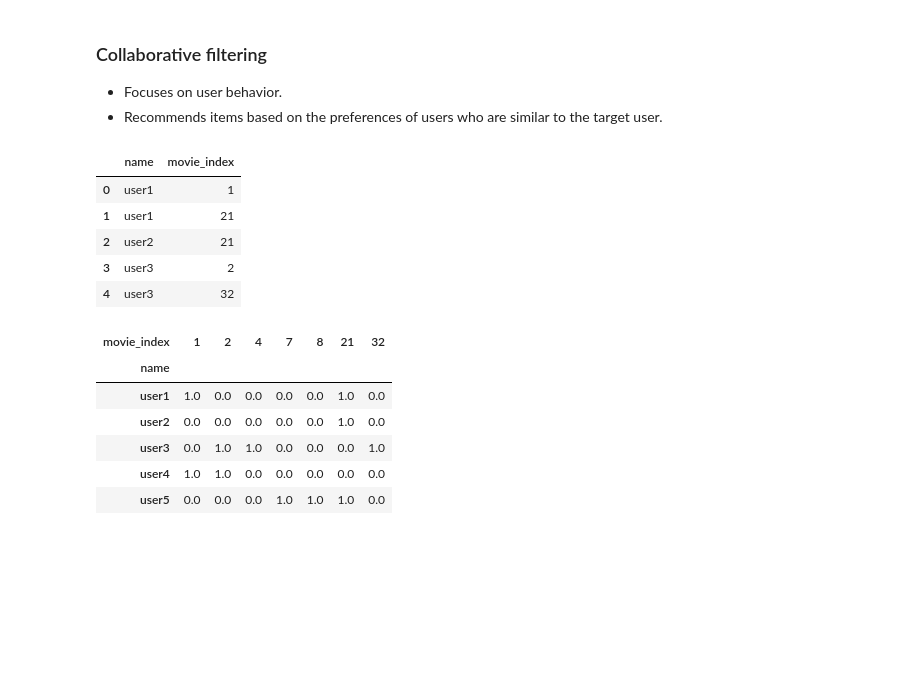
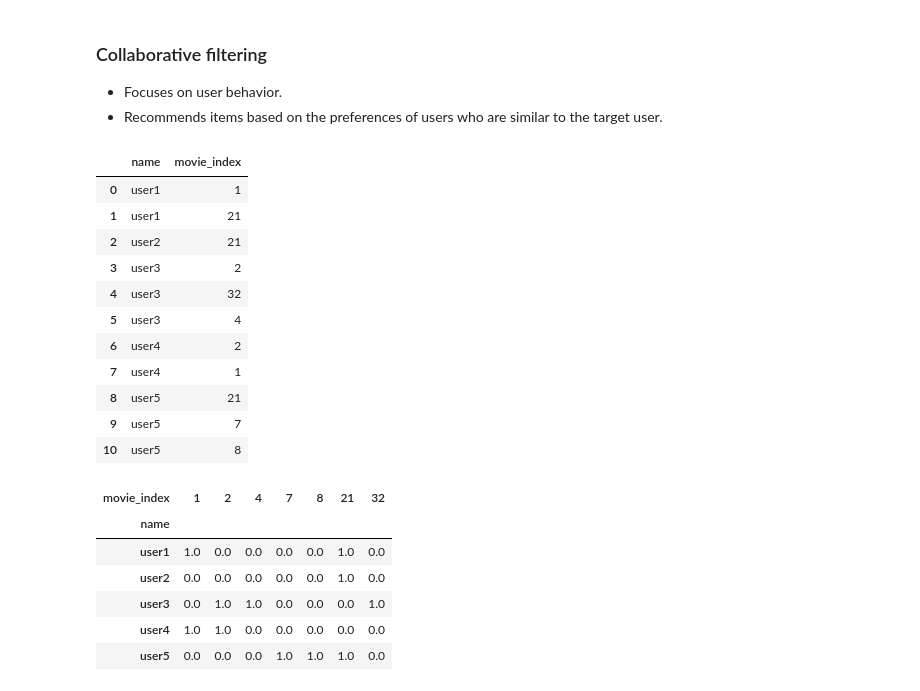
Before and after one commit to meftaul/PGD_DS_N_BA, a Jupyter notebook: unit4_session5/03_recomendar_systems.ipynb, the cells around one changed output. Saved outputs shown, nothing was run; the diff lists cells and outputs as text; code cells hidden in the pictures; blank space fills up the shorter version.

Commit message:
Update movie recommendations and user ratings

```diff
--- a/unit4_session5/03_recomendar_systems.ipynb
+++ b/unit4_session5/03_recomendar_systems.ipynb
@@ -187,14 +193,20 @@ watched_movies = pd.DataFrame(watched_movies)
 #Now we join the 2 dataframes into 1 to have a clearer view
 users = pd.merge(users, watched_movies, on='name')
 # %%
-users.head()
+users
 # %% [output]
 |  | name | movie_index |
 | 0 | user1 | 1 |
 | 1 | user1 | 21 |
 | 2 | user2 | 21 |
 | 3 | user3 | 2 |
 | 4 | user3 | 32 |
+| 5 | user3 | 4 |
+| 6 | user4 | 2 |
+| 7 | user4 | 1 |
+| 8 | user5 | 21 |
+| 9 | user5 | 7 |
+| 10 | user5 | 8 |
 # %%
 # Add a new column with value 1 for each row
 users['watched'] = 1
```
Also changed, not shown: parts of 3 cells of this notebook.
